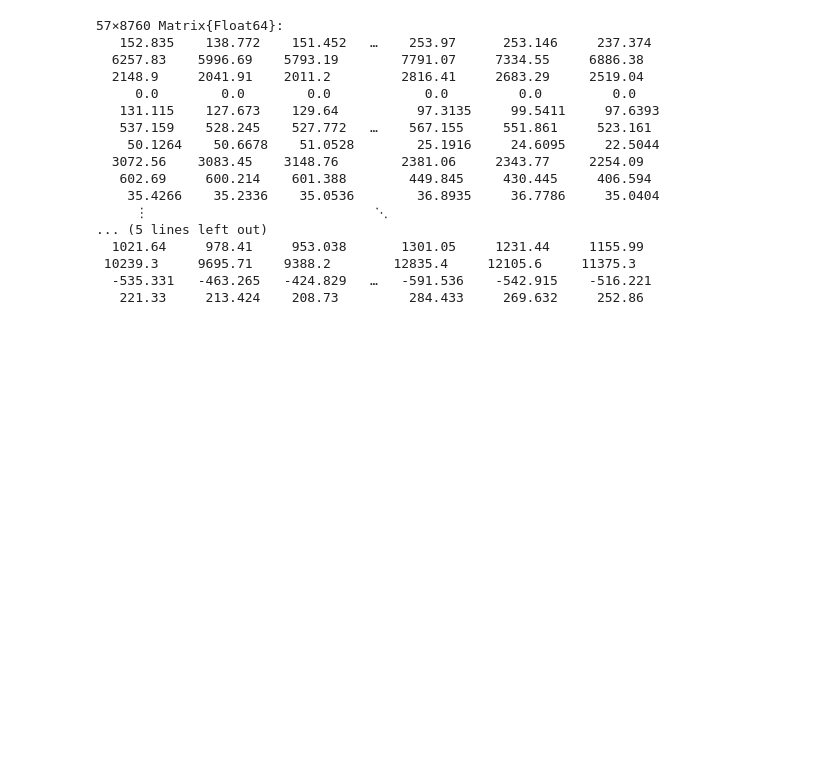
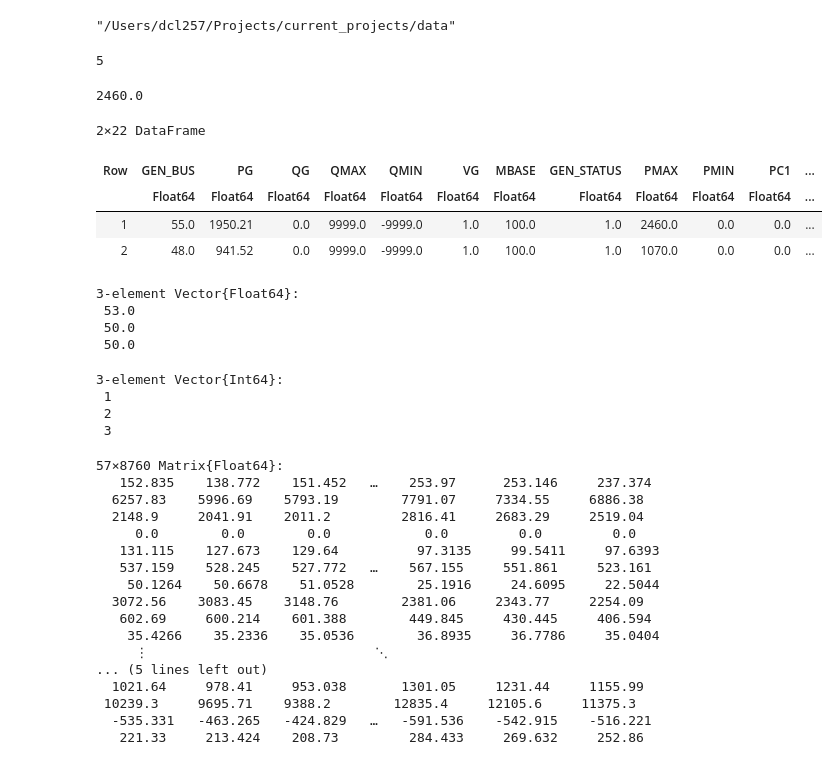
Before and after one commit to reyli4/acorn-julia, a Jupyter notebook: sandbox.ipynb, the cells around one changed output. Drawn from its saved outputs; the diff is of its cells as text; code cells hidden in the pictures; blank space fills up the shorter version.

```diff
--- a/sandbox.ipynb
+++ b/sandbox.ipynb
@@ -5,3 +76,7 @@ using Plots
+# %%
+joinpath(dirname(pwd()), "data")
+# %% [output]
+"/Users/dcl257/Projects/current_projects/data"
 # %%
 include("./src/utils.jl");
 # %%
@@ -21,3 +97,33 @@ n_branch = size(branch_prop, 1);
+# %%
+findfirst(x -> x == "MosesSaunders", gen_prop[!, "UNIT_TYPE"])
+# %% [output]
+5
+# %%
+maximum(gen_prop[findall(x -> x == "Hydro", gen_prop[!,"UNIT_TYPE"]), "PMAX"])
+# %% [output]
+2460.0
+# %%
+gen_prop[4:5, :]
+# %% [output]
+2×22 DataFrame
+| Row | GEN_BUS | PG | QG | QMAX | QMIN | VG | MBASE | GEN_STATUS | PMAX | PMIN | PC1 | ... |
+|  | Float64 | Float64 | Float64 | Float64 | Float64 | Float64 | Float64 | Float64 | Float64 | Float64 | Float64 | ... |
+| 1 | 55.0 | 1950.21 | 0.0 | 9999.0 | -9999.0 | 1.0 | 100.0 | 1.0 | 2460.0 | 0.0 | 0.0 | ... |
+| 2 | 48.0 | 941.52 | 0.0 | 9999.0 | -9999.0 | 1.0 | 100.0 | 1.0 | 1070.0 | 0.0 | 0.0 | ... |
+# %%
+gen_prop[findall(x -> x == "Nuclear", gen_prop[!,"UNIT_TYPE"]), "GEN_BUS"]
+# %% [output]
+3-element Vector{Float64}:
+ 53.0
+ 50.0
+ 50.0
+# %%
+findall(x -> x == "Nuclear", gen_prop[!,"UNIT_TYPE"])
+# %% [output]
+3-element Vector{Int64}:
+ 1
+ 2
+ 3
 # %%
 cc_scenario, bd_rate, ev_rate, wind_cap, solar_cap, batt_cap = read_scaling_factors(11);
 # %%
```
Also changed, not shown: parts of 23 cells of this notebook, 4 other files.
